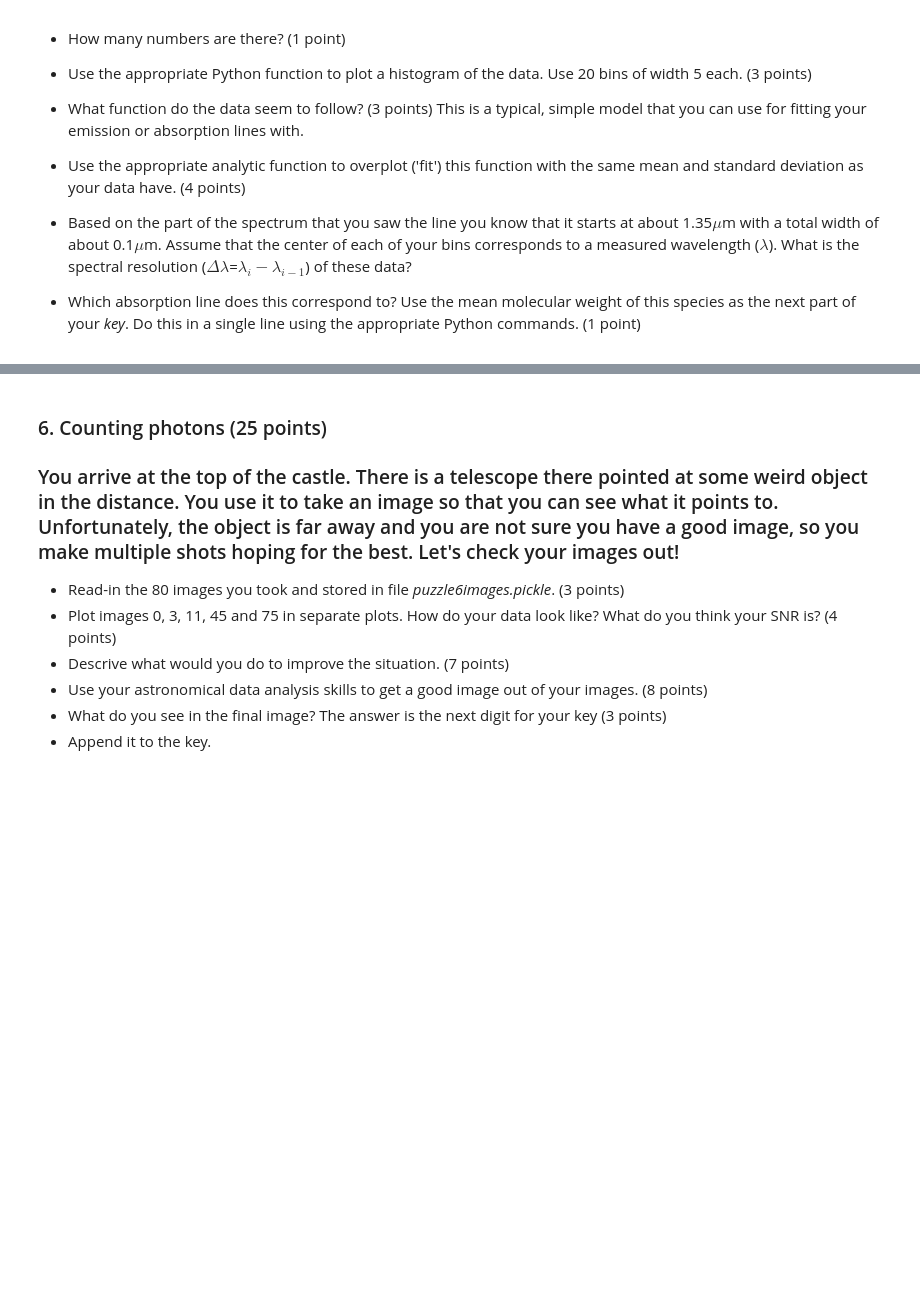
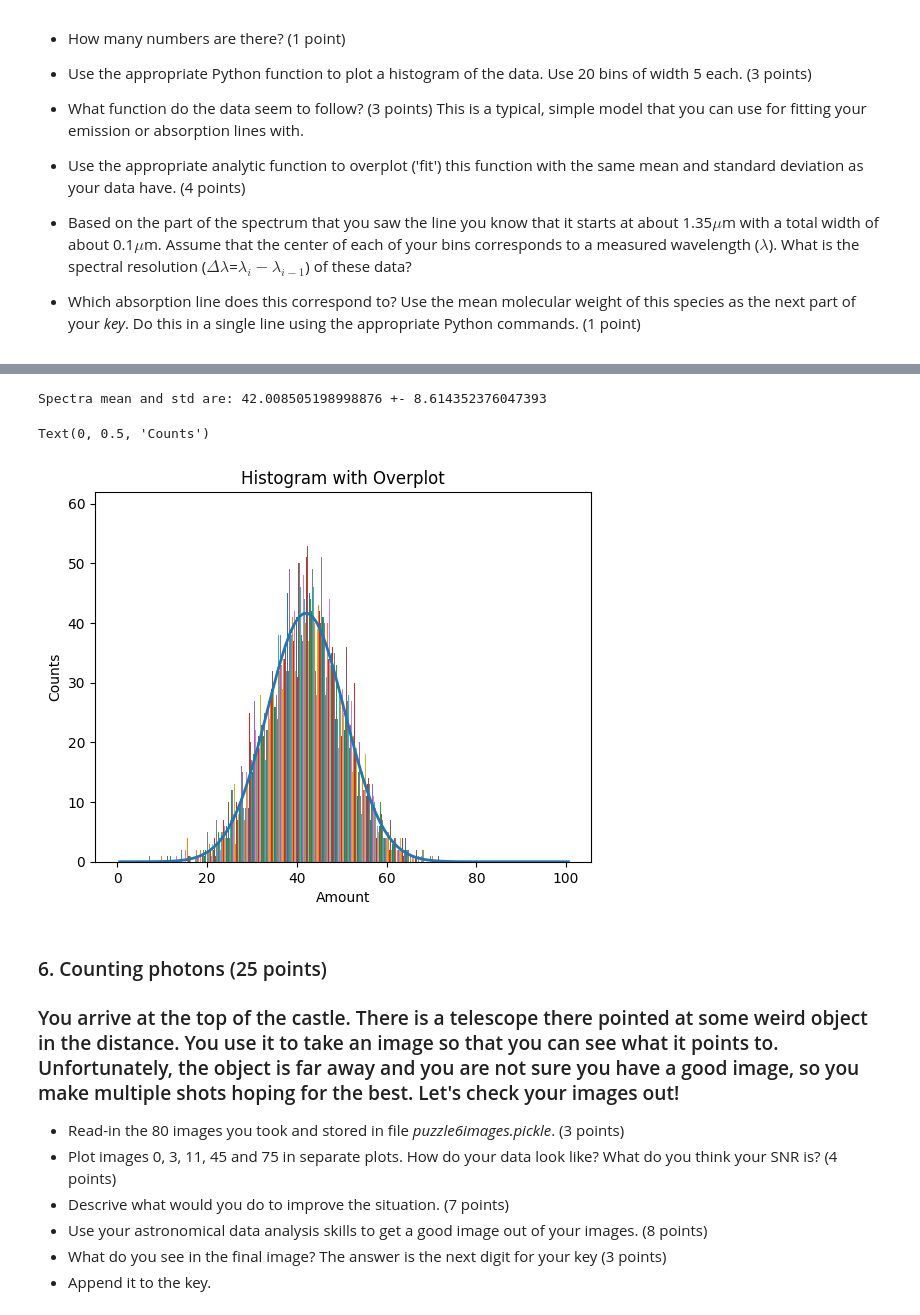
Before and after one commit to amedina695/lectures_git, a Jupyter notebook: midterm/Midterm_F25-classroom.ipynb, the cells around one changed output, grey strips where cells are left out. Saved outputs shown, nothing was run; the diff lists cells and outputs as text; code cells hidden in the pictures; blank space fills up the shorter version.

```diff
--- a/midterm/Midterm_F25-classroom.ipynb
+++ b/midterm/Midterm_F25-classroom.ipynb
@@ -244,0 +306,37 @@ pixels = 13
+# %%
+spectra_mean = np.mean(spectra)
+spectra_std  = np.std(spectra)
+
+print(f'Spectra mean and std are: {spectra_mean} +- {spectra_std}')
+# %% [output]
+Spectra mean and std are: 42.008505198998876 +- 8.614352376047393
+# %%
+def gaussian(mean, std, bins):
+
+    bc_index = []
+    g_values = []
+    # Evaluating Gaussian at bin center
+    for i in range(0, 101):
+
+        bin_center = (1/2) * (i + (i+1))
+        g = ( 1.0 / (std * np.sqrt( 2 * np.pi )) ) * np.exp( - (bin_center - mean)**2  / ( 2 * std**2 ) )
+        expected_draws = numbers * g
+
+        bc_index.append(bin_center)
+        g_values.append(expected_draws)
+
+    return g_values, bc_index
+# %%
+gplot_values, bc_values = gaussian(spectra_mean, spectra_std, n_bins)
+
+plt.figure()
+
+count, bins, width = plt.hist(spectra, bins=n_bins, rwidth=1)
+plt.plot(bc_values, gplot_values, lw=2)
+
+plt.title("Histogram with Overplot")
+plt.xlabel("Amount")
+plt.ylabel("Counts")
+# %% [output]
+Text(0, 0.5, 'Counts')
+[figure, added]
```
Also changed, not shown: parts of 12 cells of this notebook, 1 other file.
